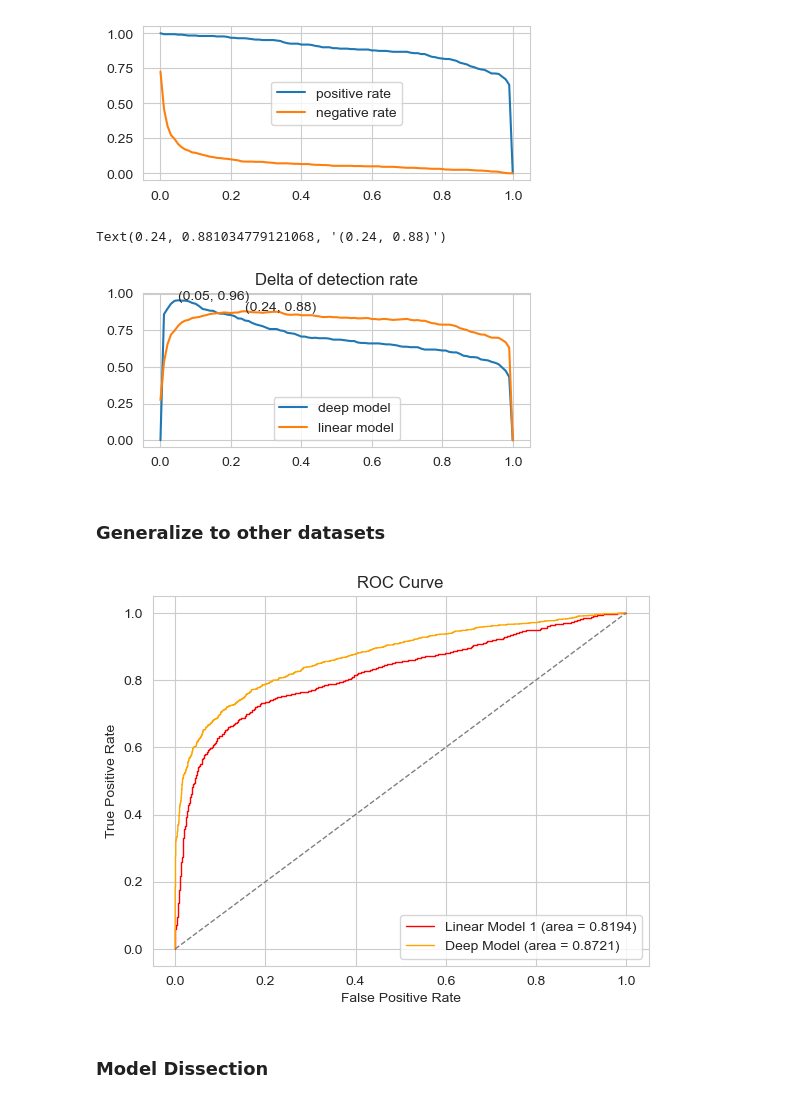
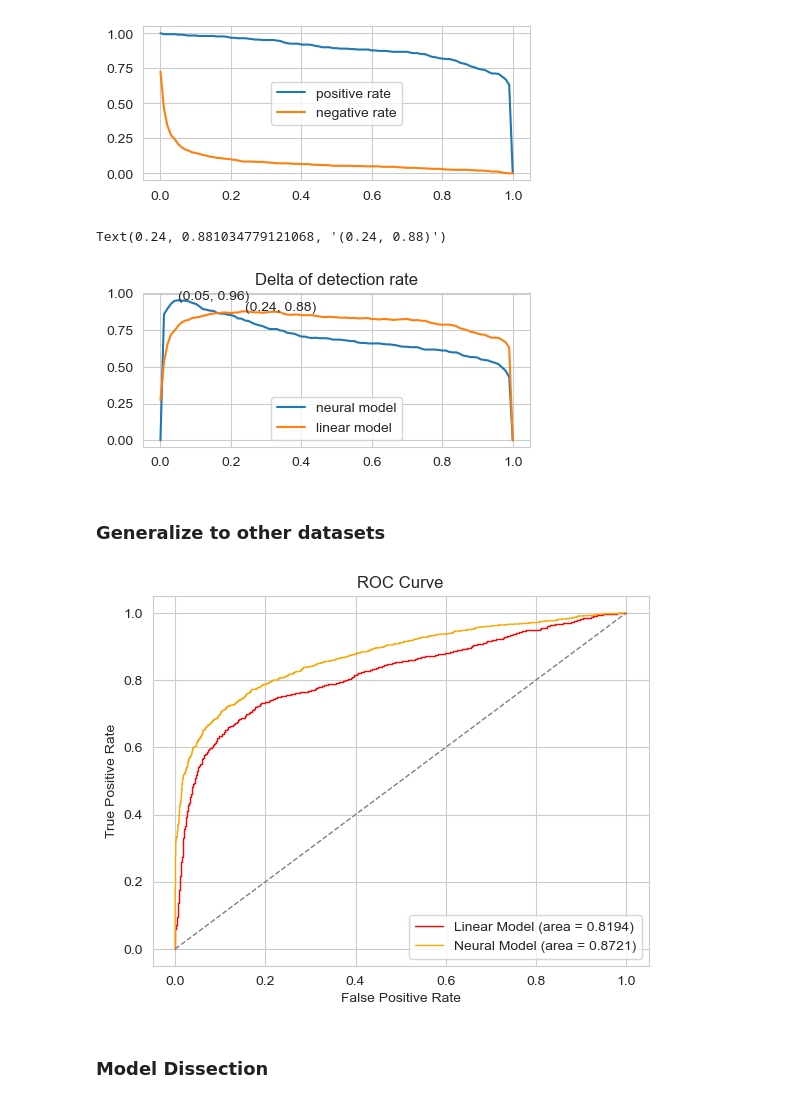
Before and after one commit to Enterprise-D/ecDNAalternative, a Jupyter notebook: model_dev.ipynb, the cells around one changed output. Cells and saved outputs as stored; diff of their text form; code cells hidden in the pictures.

Commit message:
finalized model.

```diff
--- a/model_dev.ipynb
+++ b/model_dev.ipynb
@@ -306,7 +306,7 @@ class CNN(nn.Module):
         x2_chr = torch.split(x2[...,2,:], chr_size, dim=-1)
         x2_c = torch.stack([torch.squeeze(torch.sum(st, dim=-1), dim=-1) / st.shape[-1] for st in x2_chr], dim=-1)
 
-        chr = F.normalize(x2_c, dim=-1, p=1)
+        #chr = F.normalize(x2_c, dim=-1, p=1)
 
         gini = []
         for i in range(x2_c.shape[0]):
@@ -520,5 +502,4 @@ TP   97  213
 # %% [markdown]
 ### Test model
 # %%
-#model.load_state_dict(torch.load("model_dec6_dev.pt"))
-#model.to("mps")
+model.load_state_dict(torch.load("model_dec12_dev.pt"))
@@ -623,7 +606,7 @@ plt.show()
 rm = int((window_0 - 1) / 2)
 record = chr_index[rm:-rm]
 
-bcs = os.listdir("data/raw/LC499_val")
+bcs = os.listdir("data/raw/lm_val_499500")
 
 for b1 in bcs:
 
@@ -826,7 +809,7 @@ delta_lm = np.asarray(pos_rate_lm) - np.asarray(neg_rate_lm)
 
 plt.figure(figsize=(5, 2))
 plt.title('Delta of detection rate')
-plt.plot(np.arange(0,1.01,0.01), delta_dm, label='deep model')
+plt.plot(np.arange(0,1.01,0.01), delta_dm, label='neural model')
 plt.plot(np.arange(0,1.01,0.01), delta_lm, label='linear model')
 plt.legend()
 
@@ -847,7 +830,7 @@ plt.annotate(f'{np.round(max_x,2),np.round(max_y,2)}',
              xytext=(max_x, max_y))
 # %% [output]
 Text(0.24, 0.881034779121068, '(0.24, 0.88)')
-[figure, old version]
+[figure, new version]
 # %% [markdown]
 ### Generalize to other datasets
 # %%
@@ -915,18 +898,18 @@ fpr_cnn, tpr_cnn, _ = roc_curve(pred_summary["label"], pred_summary["score"])
 roc_auc_cnn = auc(fpr_cnn, tpr_cnn)
 # %%
 plt.figure()
-plt.plot(fpr_lm_1, tpr_lm_1, color='red', lw=1, label='Linear Model 1 (area = {:.4f})'.format(roc_auc_lm_1))
+plt.plot(fpr_lm_1, tpr_lm_1, color='red', lw=1, label='Linear Model (area = {:.4f})'.format(roc_auc_lm_1))
 #plt.plot(fpr_lm_2, tpr_lm_2, color='blue', lw=1, label='Linear Model 2 (area = {:.4f})'.format(roc_auc_lm_2))
 #plt.plot(fpr_lm_3, tpr_lm_3, color='green', lw=1, label='Linear Model M (area = {:.4f})'.format(roc_auc_lm_3))
-plt.plot(fpr_cnn, tpr_cnn, color='orange', lw=1, label='Deep Model (area = {:.4f})'.format(roc_auc_cnn))
+plt.plot(fpr_cnn, tpr_cnn, color='orange', lw=1, label='Neural Model (area = {:.4f})'.format(roc_auc_cnn))
 plt.plot([0, 1], [0, 1], color='grey', lw=1, linestyle='--')
 plt.xlabel('False Positive Rate')
 plt.ylabel('True Positive Rate')
 plt.title('ROC Curve')
 plt.legend(loc='lower right')
 plt.show()
 # %% [output]
-[figure, old version]
+[figure, new version]
 # %% [markdown]
 ### Model Dissection
 # %%
```
Also changed, not shown: parts of 3 cells of this notebook, 3 other files.
